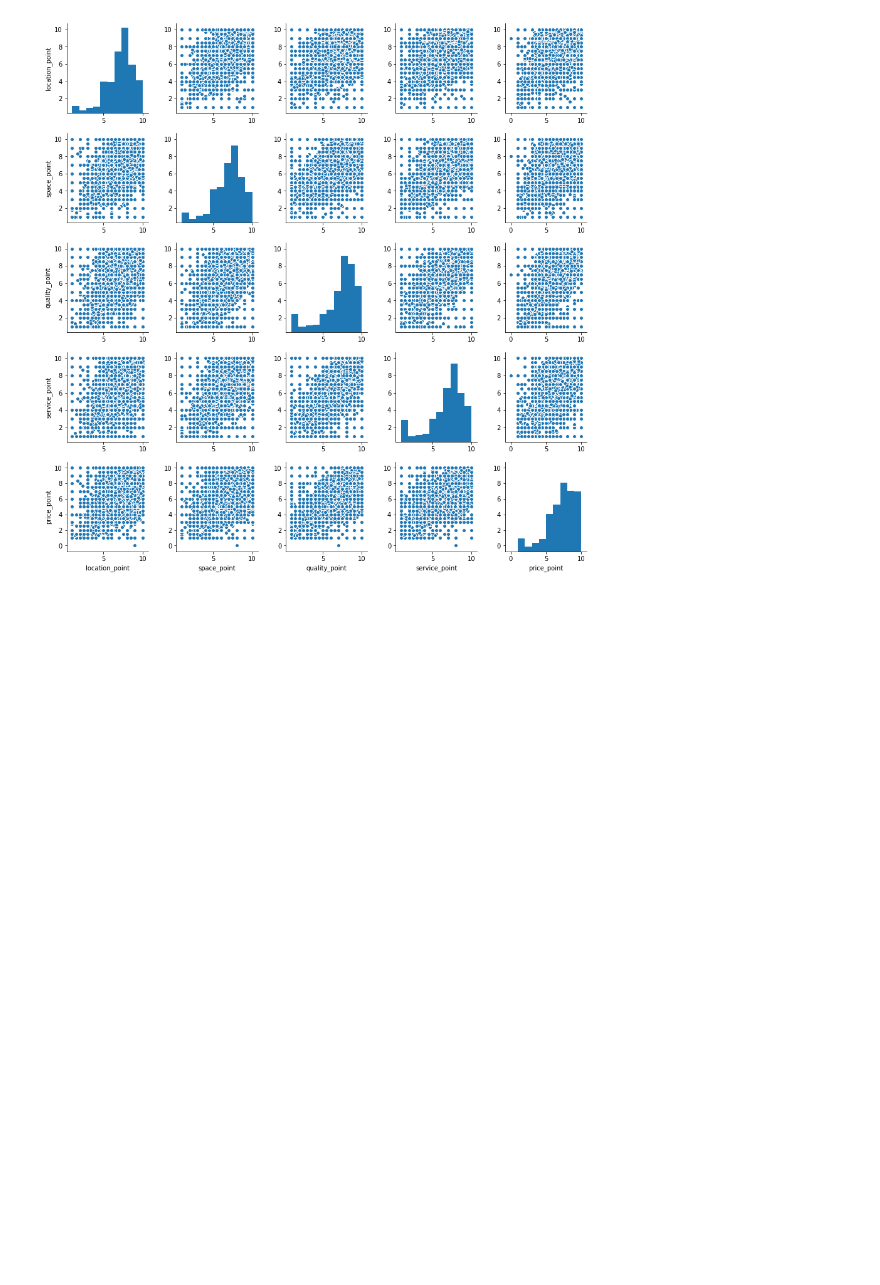
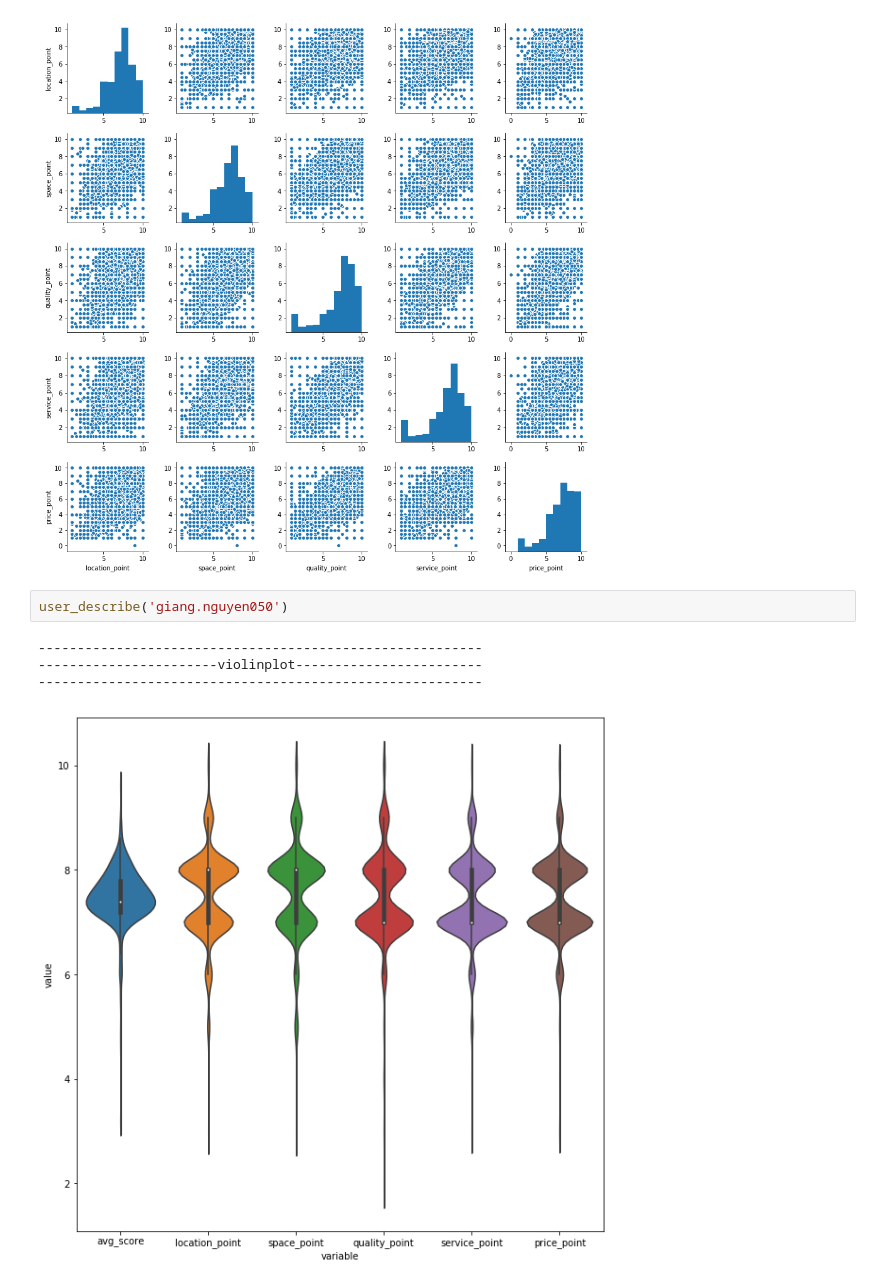
Before and after one commit to lhduc94/Foody_review, a Jupyter notebook: DataMining.ipynb, the cells around one changed output. Saved outputs shown, nothing was run; the diff lists cells and outputs as text; blank space fills up the shorter version.

```diff
--- a/DataMining.ipynb
+++ b/DataMining.ipynb
@@ -204,3 +204,10 @@ sns.pairplot(user_ratings_mean[['location_point','space_point','quality_point','
 # %% [output]
 <seaborn.axisgrid.PairGrid at 0x...>
 [figure]
+# %%
+user_describe('giang.nguyen050')
+# %% [output]
+---------------------------------------------------------
+-----------------------violinplot------------------------
+---------------------------------------------------------
+[figure, added]
```
Also changed, not shown: parts of 1 cell of this notebook, 1 other file.
